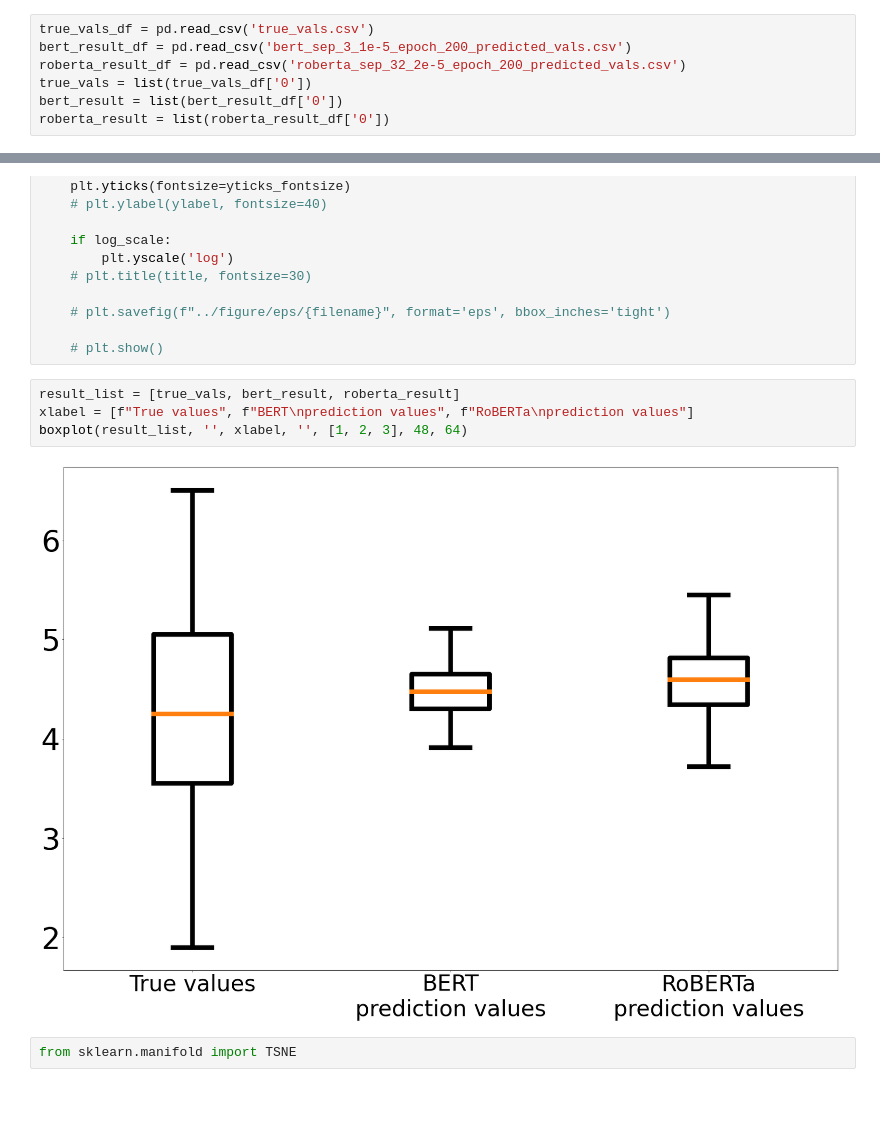
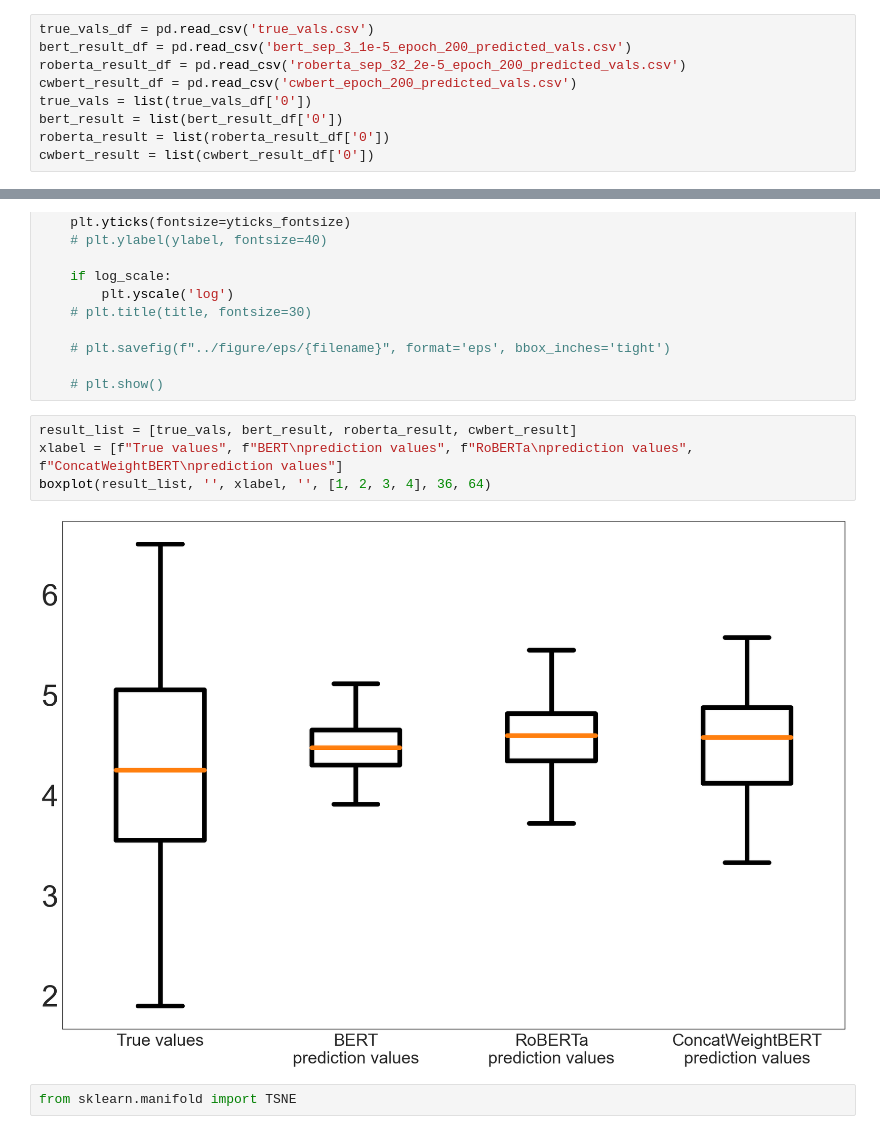
Before and after one commit to tr0up2r/satisfaction-classifier-with-xai, a Jupyter notebook: plotting.ipynb, the cells around one changed output, grey strips where cells are left out. Drawn from its saved outputs; the diff is of its cells as text; blank space fills up the shorter version.

Commit message:
Add boxplot of ConcatWeightBERT's prediction result

```diff
--- a/plotting.ipynb
+++ b/plotting.ipynb
@@ -7,9 +7,11 @@ import numpy as np
 true_vals_df = pd.read_csv('true_vals.csv')
 bert_result_df = pd.read_csv('bert_sep_3_1e-5_epoch_200_predicted_vals.csv')
 roberta_result_df = pd.read_csv('roberta_sep_32_2e-5_epoch_200_predicted_vals.csv')
+cwbert_result_df = pd.read_csv('cwbert_epoch_200_predicted_vals.csv')
 true_vals = list(true_vals_df['0'])
 bert_result = list(bert_result_df['0'])
 roberta_result = list(roberta_result_df['0'])
+cwbert_result = list(cwbert_result_df['0'])
 # %%
 print(true_vals)
 # %% [output]
@@ -94,11 +96,11 @@ def boxplot(result_list, title, xlabel, ylabel, xlist, xticks_fontsize, yticks_f
 
     # plt.show()
 # %%
-result_list = [true_vals, bert_result, roberta_result]
-xlabel = [f"True values", f"BERT\nprediction values", f"RoBERTa\nprediction values"]
-boxplot(result_list, '', xlabel, '', [1, 2, 3], 48, 64)
+result_list = [true_vals, bert_result, roberta_result, cwbert_result]
+xlabel = [f"True values", f"BERT\nprediction values", f"RoBERTa\nprediction values", f"ConcatWeightBERT\nprediction values"]
+boxplot(result_list, '', xlabel, '', [1, 2, 3, 4], 36, 64)
 # %% [output]
-[figure, old version]
+[figure, new version]
 # %%
 from sklearn.manifold import TSNE
 # %%
```
Also changed, not shown: parts of 8 cells of this notebook.
